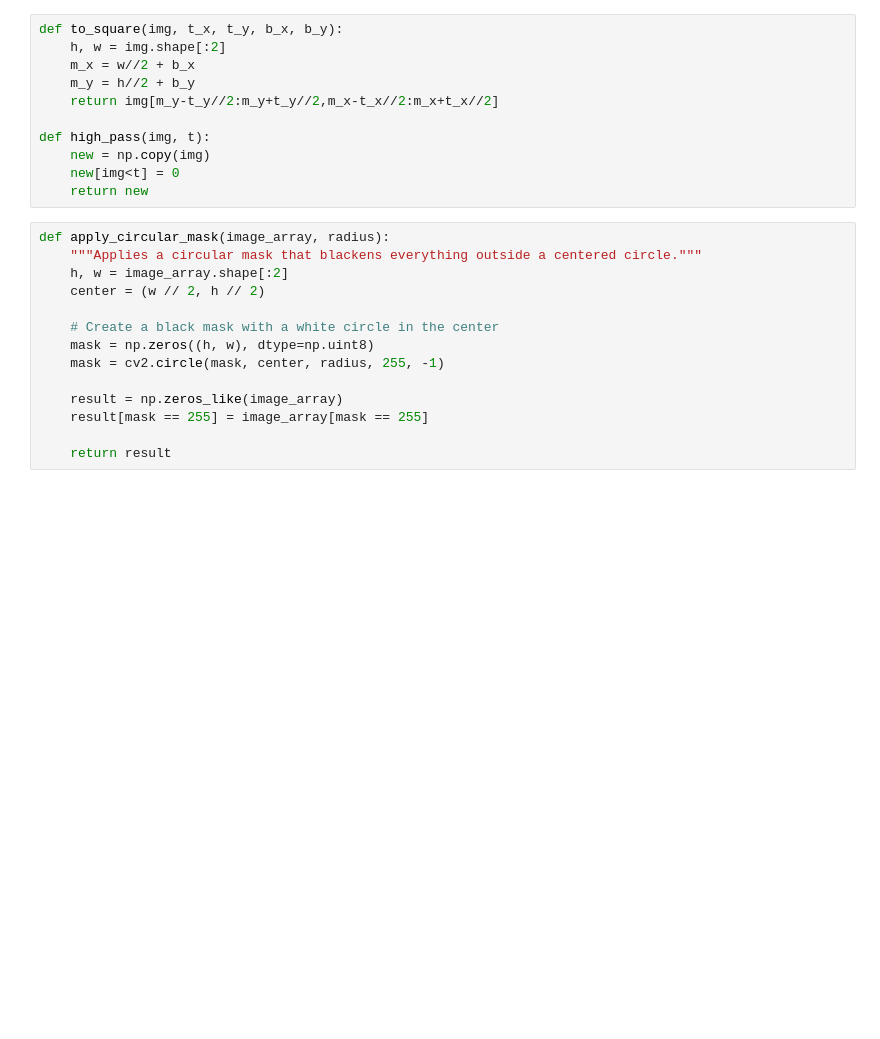
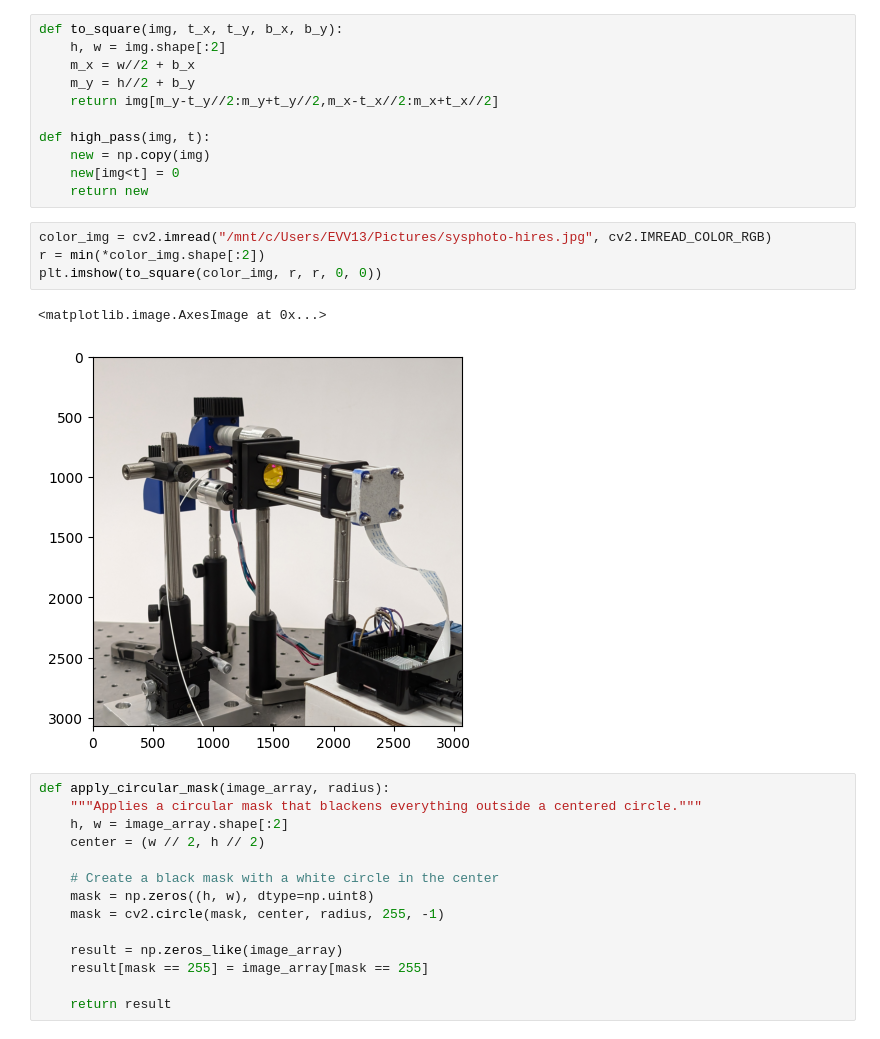
Before and after one commit to EvgeniiVenediktov/multireflection, a Jupyter notebook: processing_experiments.ipynb, the cells around one changed output. Saved outputs shown, nothing was run; the diff lists cells and outputs as text; blank space fills up the shorter version.

Commit message:
color collection

```diff
--- a/processing_experiments.ipynb
+++ b/processing_experiments.ipynb
@@ -15,6 +17,13 @@ def high_pass(img, t):
     new = np.copy(img)
     new[img<t] = 0
     return new
+# %%
+color_img = cv2.imread("/mnt/c/Users/EVV13/Pictures/sysphoto-hires.jpg", cv2.IMREAD_COLOR_RGB)
+r = min(*color_img.shape[:2])
+plt.imshow(to_square(color_img, r, r, 0, 0))
+# %% [output]
+<matplotlib.image.AxesImage at 0x...>
+[figure, added]
 # %%
 def apply_circular_mask(image_array, radius):
     """Applies a circular mask that blackens everything outside a centered circle."""
```
Also changed, not shown: parts of 9 cells of this notebook, 5 other files.
